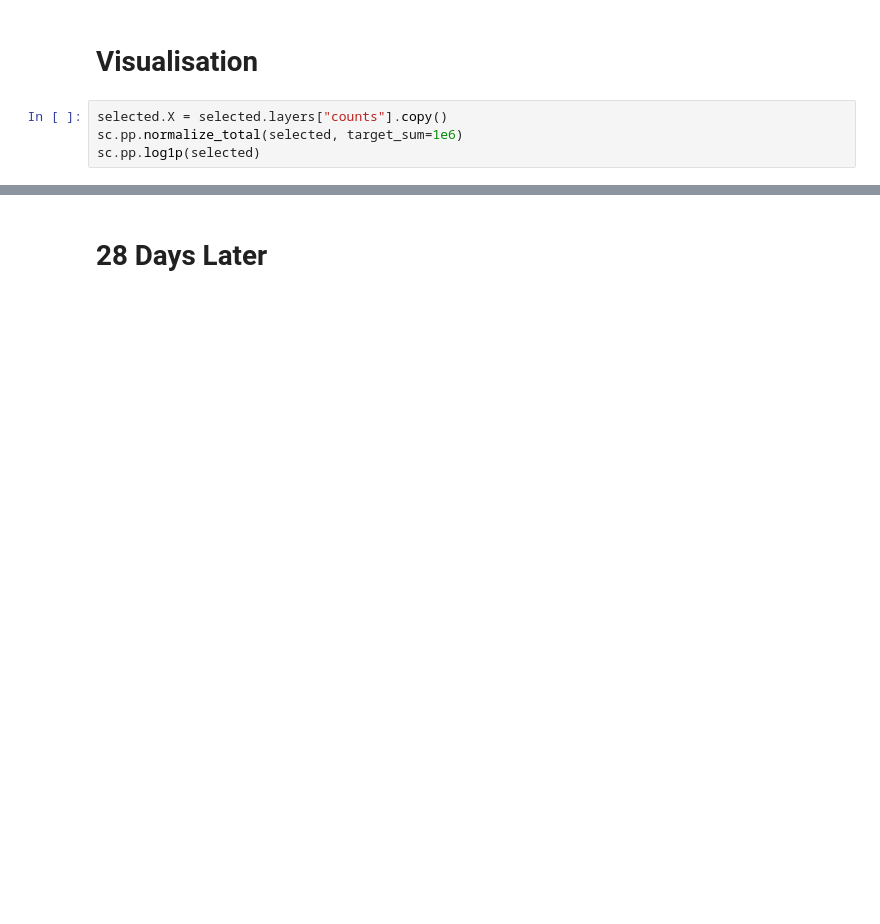
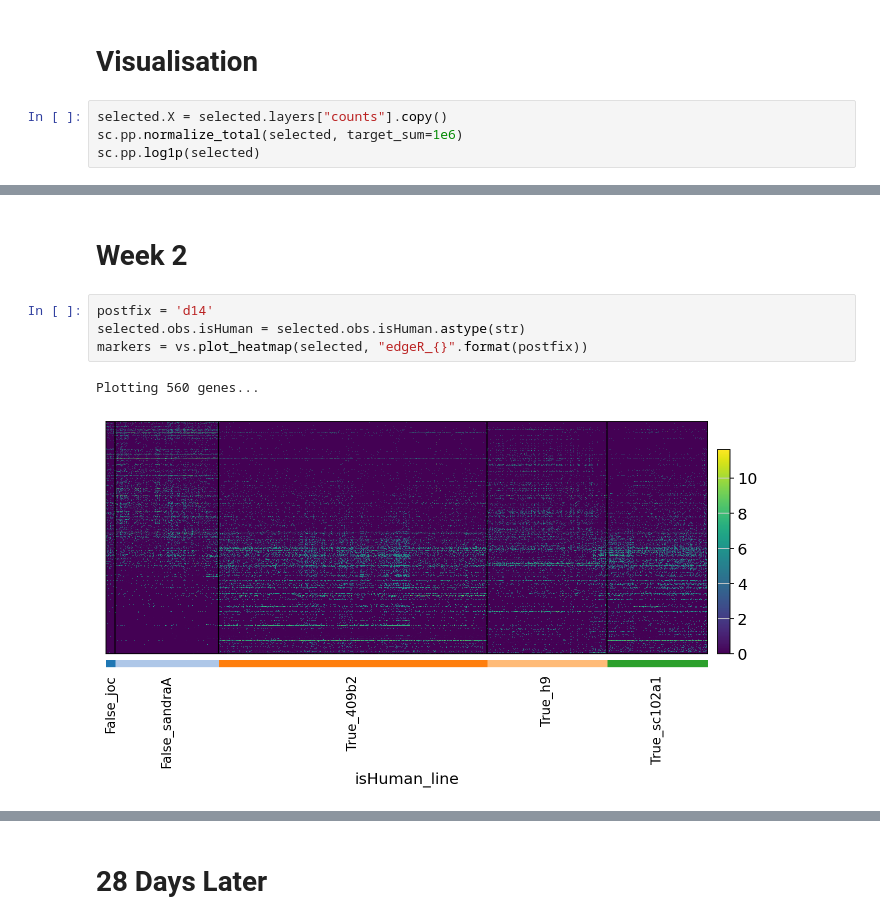
Before and after one commit to vessemer/INeurons, a Jupyter notebook: IPython/DGE.ipynb, the cells around one changed output, grey strips where cells are left out. Saved outputs shown, nothing was run; the diff lists cells and outputs as text; blank space fills up the shorter version.

```diff
--- a/IPython/DGE.ipynb
+++ b/IPython/DGE.ipynb
@@ -185,0 +219,9 @@ GSTT2B NEMP1 BX255923.3 AC074183.4 PGM5P3-AS1 XCL1 C11orf70 MEIOB FCGBP KLF5 TUB
+# %% [markdown]
+# Week 2
+# %%
+postfix = 'd14'
+selected.obs.isHuman = selected.obs.isHuman.astype(str)
+markers = vs.plot_heatmap(selected, "edgeR_{}".format(postfix))
+# %% [output]
+Plotting 560 genes...
+[figure, added]
```
Also changed, not shown: parts of 31 cells of this notebook.
